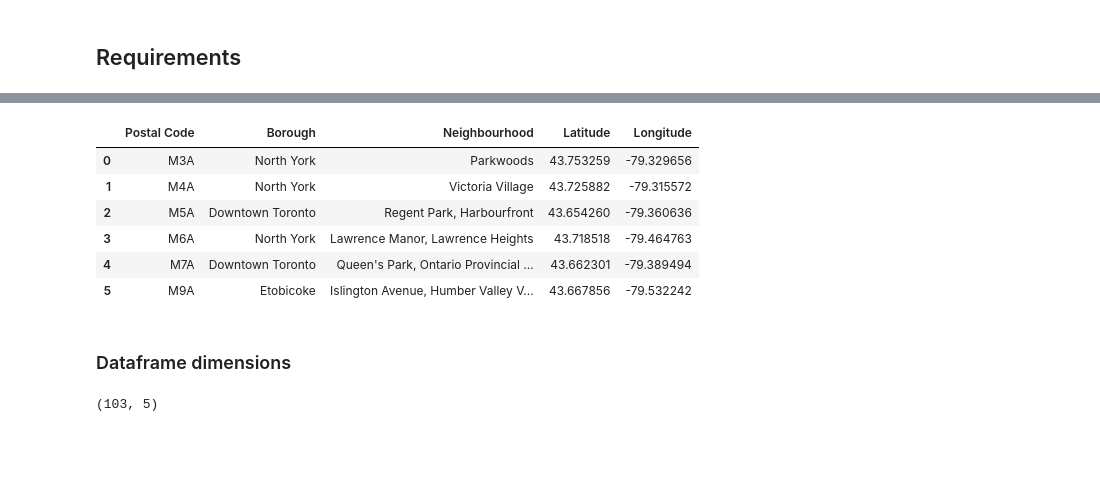
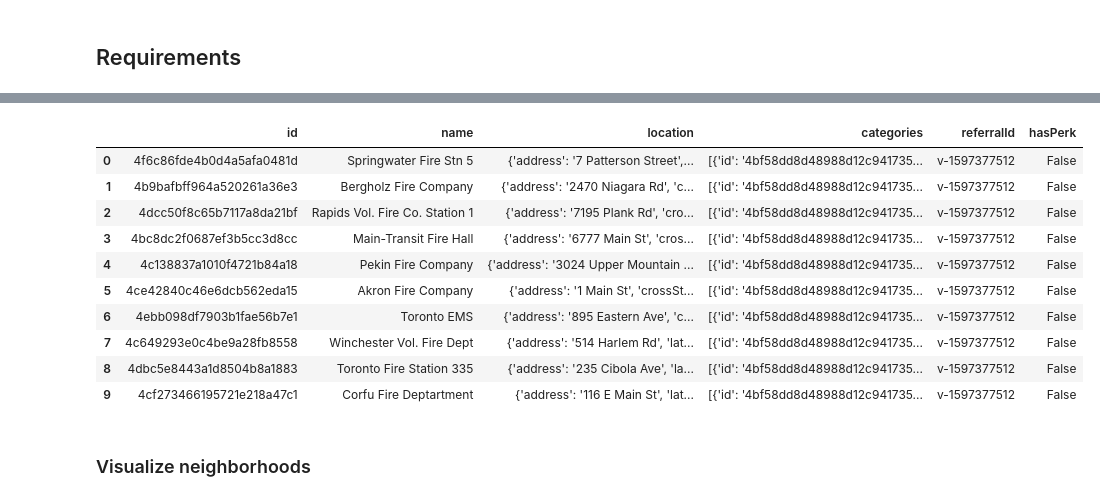
Before and after one commit to juadolfob/DataScience_Capstone, a Jupyter notebook: Part1.ipynb, the cells around one changed output, grey strips where cells are left out. Cells and saved outputs as stored; diff of their text form; code cells hidden in the pictures; blank space fills up the shorter version.

```diff
--- a/Part1.ipynb
+++ b/Part1.ipynb
@@ -28,19 +59,59 @@ All rows without Latitude and Longitude are dropped.
-# %%
-data = data[data["Borough"] != "Not assigned"]
-
-full_data=pd.merge(data,data_cords,on=["Postal Code"])
-full_data[:6]
-# %% [output]
-|  | Postal Code | Borough | Neighbourhood | Latitude | Longitude |
-| 0 | M3A | North York | Parkwoods | 43.753259 | -79.329656 |
-| 1 | M4A | North York | Victoria Village | 43.725882 | -79.315572 |
-| 2 | M5A | Downtown Toronto | Regent Park, Harbourfront | 43.654260 | -79.360636 |
-| 3 | M6A | North York | Lawrence Manor, Lawrence Heights | 43.718518 | -79.464763 |
-| 4 | M7A | Downtown Toronto | Queen's Park, Ontario Provincial ... | 43.662301 | -79.389494 |
-| 5 | M9A | Etobicoke | Islington Avenue, Humber Valley V... | 43.667856 | -79.532242 |
-# %% [markdown]
-### Dataframe dimensions
-# %%
-full_data.shape
-# %% [output]
-(103, 5)
+# %%
+
+latitude=43.72
+longitude=-79.4
+
+# hiddencell CLIENT_ID
+# @hiddencell
+CLIENT_ID = '3AE2MGLFIMETZBRCNW0IDFIUIJEZNPXJDH5YMHOJZFI3UH52'
+# hiddencell CLIENT_SECRET
+# @hiddencell
+CLIENT_SECRET = 'OPH1TTVI2AMMCGOEEKYYCNVRCHEK3PSXNZDDGXOGKZTZR4OI'
+VERSION = '20180605'
+
+fire_station_id='4bf58dd8d48988d12c941735'
+police_department_id='4bf58dd8d48988d12c941735'
+
+
+def foursquare_search(version,client_id=None,client_secret=None,oauth_token=None,ll=None,near=None,radius=250,limit=10,query=None,categoryId=None):
+    request="https://api.foursquare.com/v2/venues/search"
+    parameters=[]
+    if version:
+        parameters.append("v={}".format(version))
+    if client_id:
+        parameters.append("client_id={}".format(client_id))
+    if client_secret:
+        parameters.append("client_secret={}".format(client_secret))
+    if oauth_token:
+        parameters.append("oauth_token={}".format(oauth_token))
+    if radius:
+        parameters.append("radius={}".format(radius))
+    if limit:
+        parameters.append("limit={}".format(limit))
+    if query:
+        parameters.append("query={}".format(query))
+    if categoryId:
+        parameters.append("categoryId={}".format(",".join(categoryId)))
+    if ll:
+        parameters.append("ll={}".format("{},{}".format(*ll)))
+    if near:
+        parameters.append("near={}".format(near))
+
+    url="?".join((request,'&'.join(param for param in parameters)))
+    results = requests.get(url).json().get("response").get("venues")
+
+    return pd.DataFrame.from_dict(results)
+# %% [output]
+|  | id | name | location | categories | referralId | hasPerk |
+| 0 | 4f6c86fde4b0d4a5afa0481d | Springwater Fire Stn 5 | {'address': '7 Patterson Street',... | [{'id': '4bf58dd8d48988d12c941735... | v-1597377512 | False |
+| 1 | 4b9bafbff964a520261a36e3 | Bergholz Fire Company | {'address': '2470 Niagara Rd', 'c... | [{'id': '4bf58dd8d48988d12c941735... | v-1597377512 | False |
+| 2 | 4dcc50f8c65b7117a8da21bf | Rapids Vol. Fire Co. Station 1 | {'address': '7195 Plank Rd', 'cro... | [{'id': '4bf58dd8d48988d12c941735... | v-1597377512 | False |
+| 3 | 4bc8dc2f0687ef3b5cc3d8cc | Main-Transit Fire Hall | {'address': '6777 Main St', 'cros... | [{'id': '4bf58dd8d48988d12c941735... | v-1597377512 | False |
+| 4 | 4c138837a1010f4721b84a18 | Pekin Fire Company | {'address': '3024 Upper Mountain ... | [{'id': '4bf58dd8d48988d12c941735... | v-1597377512 | False |
+| 5 | 4ce42840c46e6dcb562eda15 | Akron Fire Company | {'address': '1 Main St', 'crossSt... | [{'id': '4bf58dd8d48988d12c941735... | v-1597377512 | False |
+| 6 | 4ebb098df7903b1fae56b7e1 | Toronto EMS | {'address': '895 Eastern Ave', 'c... | [{'id': '4bf58dd8d48988d12c941735... | v-1597377512 | False |
+| 7 | 4c649293e0c4be9a28fb8558 | Winchester Vol. Fire Dept | {'address': '514 Harlem Rd', 'lat... | [{'id': '4bf58dd8d48988d12c941735... | v-1597377512 | False |
+| 8 | 4dbc5e8443a1d8504b8a1883 | Toronto Fire Station 335 | {'address': '235 Cibola Ave', 'la... | [{'id': '4bf58dd8d48988d12c941735... | v-1597377512 | False |
+| 9 | 4cf273466195721e218a47c1 | Corfu Fire Deptartment | {'address': '116 E Main St', 'lat... | [{'id': '4bf58dd8d48988d12c941735... | v-1597377512 | False |
+# %% [markdown]
+### Visualize neighborhoods
```
Also changed, not shown: parts of 12 cells of this notebook, 3 other files.
